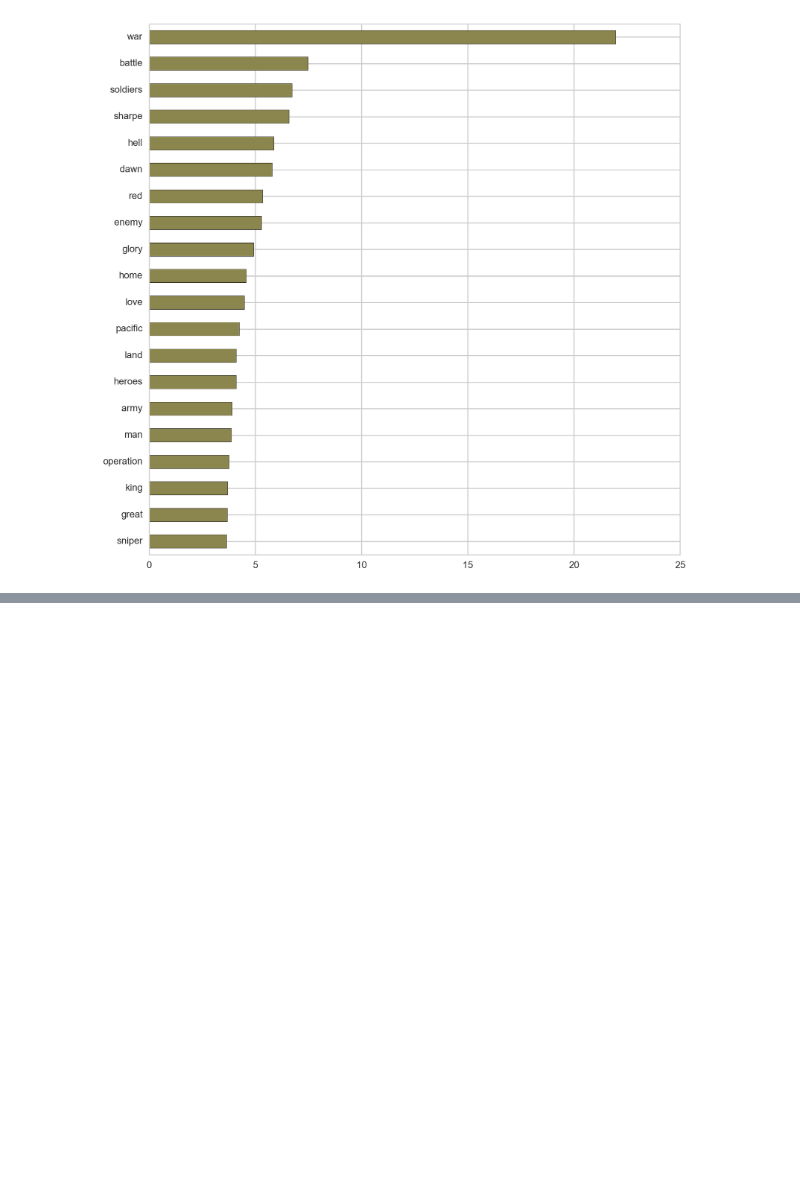
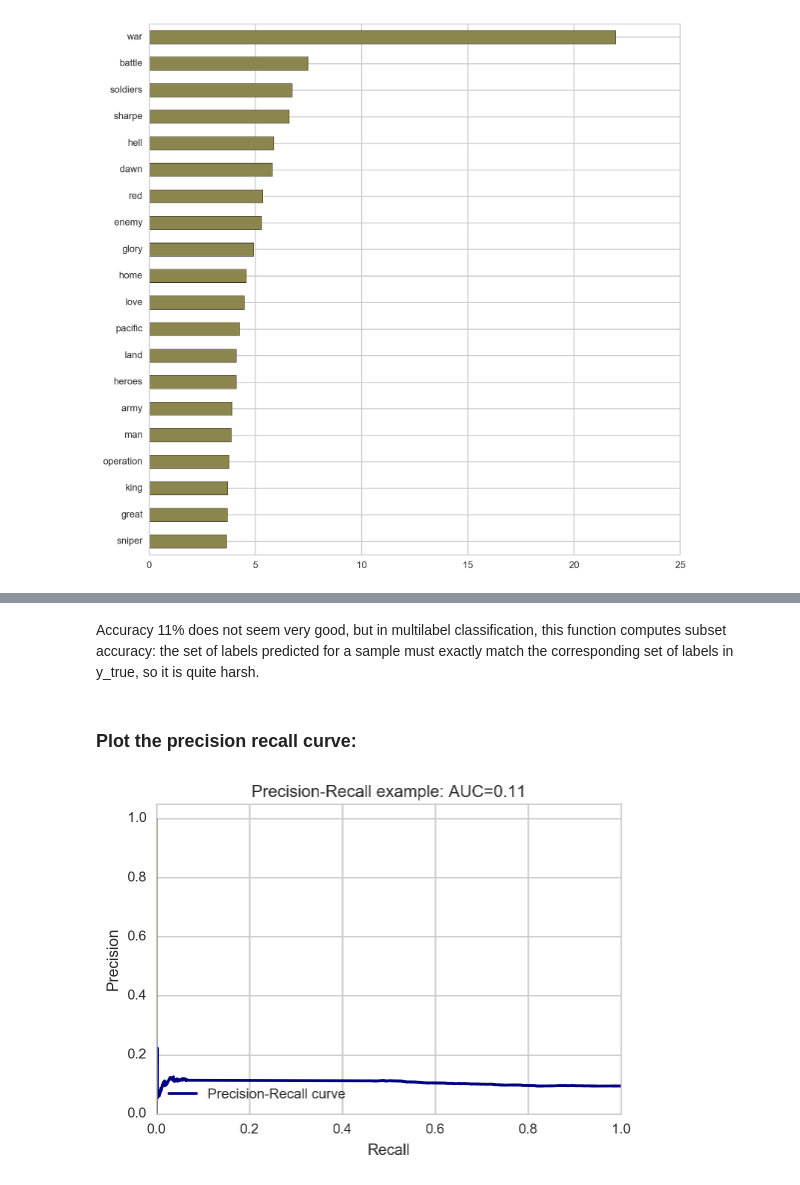
Before and after one commit to katerinaC/DSI-SF-4-katerinaC, a Jupyter notebook: Projects/Capstone/Movies/Technical_Report_Movies_Katerina.ipynb, the cells around one changed output, grey strips where cells are left out. Cells and saved outputs as stored; diff of their text form; code cells hidden in the pictures; blank space fills up the shorter version.

```diff
--- a/Projects/Capstone/Movies/Technical_Report_Movies_Katerina.ipynb
+++ b/Projects/Capstone/Movies/Technical_Report_Movies_Katerina.ipynb
@@ -738,0 +814,2 @@ sorted_war.sort_values().tail(20).plot(kind='barh', figsize=(10,10), color="#8B8
+# %%
+movies_new['genres_list'] = movies_new['genres_list'].map(lambda x: set([x_.strip().lower() for x_ in x]))
@@ -738,0 +839,18 @@ sorted_war.sort_values().tail(20).plot(kind='barh', figsize=(10,10), color="#8B8
+# %%
+x_train = movies.title_list[:19000]
+y_train = y[:19000]
+
+x_test = movies.title_list[19000:]
+y_test = y[19000:]
+
+classifier = Pipeline([
+    ('vectorizer', CountVectorizer()),
+    ('tfidf', TfidfTransformer()),
+    ('clf', OneVsRestClassifier(LinearSVC()))
+     ])
+classifier.fit(x_train, y_train)
+predicted = classifier.predict(x_test)
+
+print predicted, "Accuracy Score: ", accuracy_score(y_test, predicted)
+len(predicted)
+print mlb.classes_
@@ -738,0 +868,47 @@ sorted_war.sort_values().tail(20).plot(kind='barh', figsize=(10,10), color="#8B8
+# %% [markdown]
+Accuracy 11% does not seem very good, but in multilabel classification, this function computes subset accuracy: the set of labels predicted for a sample must exactly match the corresponding set of labels in y_true, so it is quite harsh.
+# %% [markdown]
+### Plot the precision recall curve:
+# %%
+from sklearn.metrics import precision_recall_curve
+from sklearn.metrics import average_precision_score
+from itertools import cycle
+
+# setup plot details
+colors = cycle(['navy', 'turquoise', 'darkorange', 'cornflowerblue', 'teal', 'red', 'blue', 'lavender', 'khaki', 'brown'])
+lw = 2
+
+n_classes = y.shape[1]
+
+y_score = classifier.decision_function(x_test)
+
+
+# Compute Precision-Recall and plot curve
+precision = dict()
+recall = dict()
+average_precision = dict()
+for i in range(n_classes):
+    precision[i], recall[i], _ = precision_recall_curve(y_test[:, i],
+                                                        y_score[:, i])
+    average_precision[i] = average_precision_score(y_test[:, i], y_score[:, i])
+
+# Compute micro-average ROC curve and ROC area
+precision["micro"], recall["micro"], _ = precision_recall_curve(y_test.ravel(),
+    y_score.ravel())
+average_precision["micro"] = average_precision_score(y_test, y_score,
+                                                     average="micro")
+
+
+# Plot Precision-Recall curve
+plt.clf()
+plt.plot(recall[0], precision[0], lw=lw, color='navy',
+         label='Precision-Recall curve')
+plt.xlabel('Recall')
+plt.ylabel('Precision')
+plt.ylim([0.0, 1.05])
+plt.xlim([0.0, 1.0])
+plt.title('Precision-Recall example: AUC={0:0.2f}'.format(average_precision[0]))
+plt.legend(loc="lower left")
+plt.show()
+# %% [output]
+[figure, added]
```
Also changed, not shown: parts of 75 cells of this notebook.
